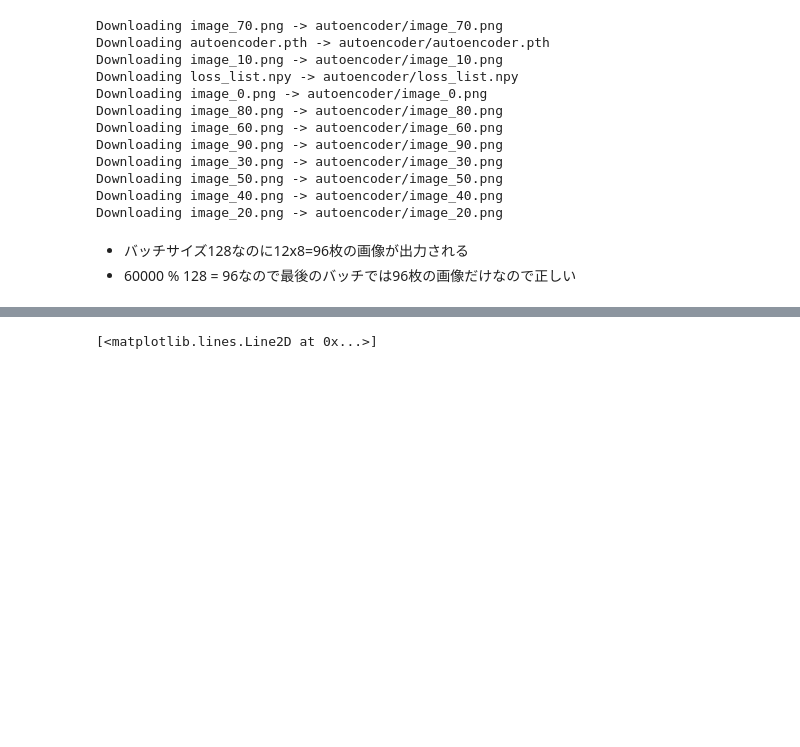
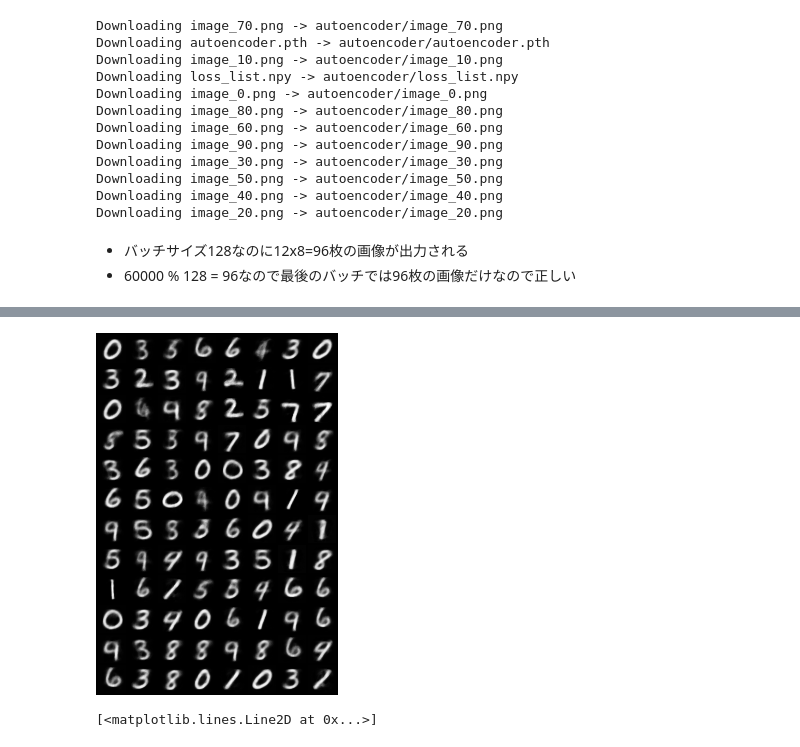
Before and after one commit to aidiary/pytorch-examples, a Jupyter notebook: notebooks/180221-autoencoder.ipynb, the cells around one changed output, grey strips where cells are left out. Drawn from its saved outputs; the diff is of its cells as text; code cells hidden in the pictures; blank space fills up the shorter version.

```diff
--- a/notebooks/180221-autoencoder.ipynb
+++ b/notebooks/180221-autoencoder.ipynb
@@ -162,3 +168,7 @@ Downloading image_20.png -> autoencoder/image_20.png
+# %%
+Image('autoencoder/image_90.png')
+# %% [output]
+[figure, added]
 # %%
 loss_list = np.load('{}/loss_list.npy'.format(out_dir))
 plt.plot(loss_list)
```
Also changed, not shown: parts of 2 cells of this notebook.
